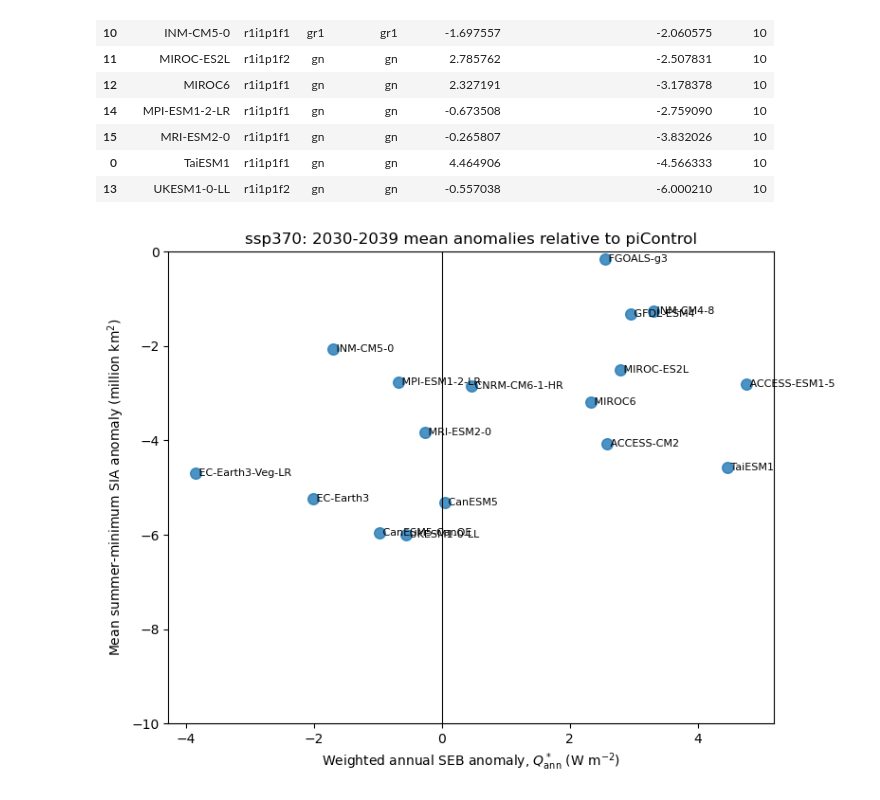
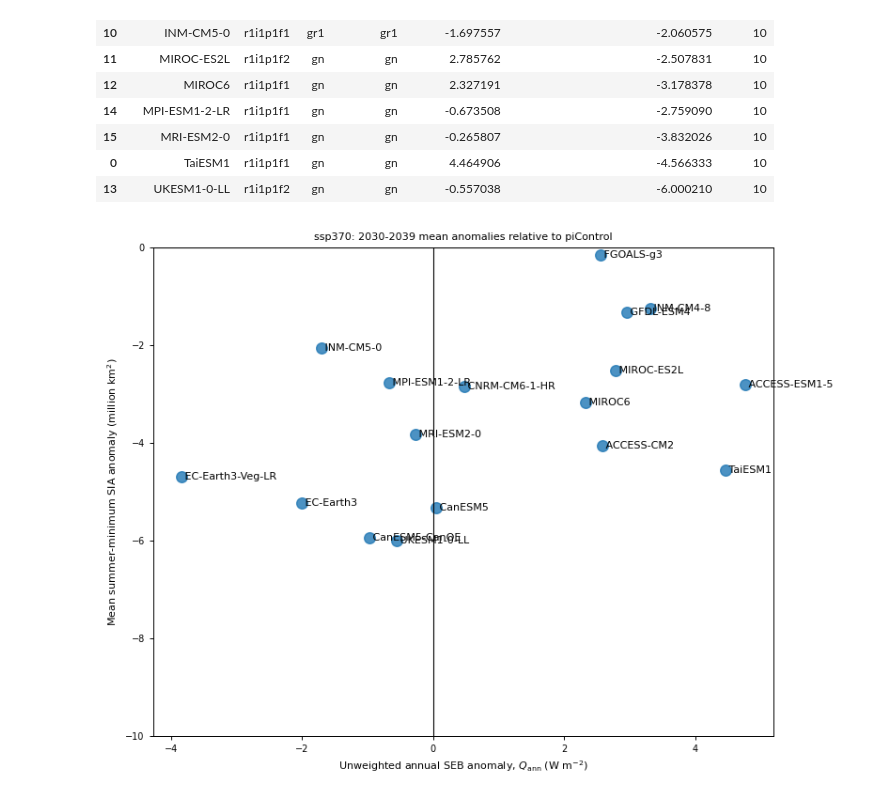
Before and after one commit to mattpollock100/FutureComparisons, a Jupyter notebook: use_weights_on_ssp.ipynb, the cells around one changed output. Saved outputs shown, nothing was run; the diff lists cells and outputs as text; code cells hidden in the pictures.

```diff
--- a/use_weights_on_ssp.ipynb
+++ b/use_weights_on_ssp.ipynb
@@ -2365,32 +2480,37 @@ Models in scatter: 17
 # Scatter plot
 # ------------------------------------------------------------
 
 plt.figure(figsize=(8, 6))
 
 plt.scatter(
     scatter_df["Qstar_ann_Wm2"],
     scatter_df["mean_summer_min_sia_anom_Mkm2"],
     s=70,
     alpha=0.8,
 )
 
 for _, row in scatter_df.iterrows():
     plt.text(
         row["Qstar_ann_Wm2"],
         row["mean_summer_min_sia_anom_Mkm2"],
         " " + row["source"],
         fontsize=8,
         va="center",
     )
 
 plt.axhline(0, color="black", linewidth=0.8)
 plt.axvline(0, color="black", linewidth=0.8)
 
-plt.xlabel(r"Weighted annual SEB anomaly, $Q^*_{\mathrm{ann}}$ (W m$^{-2}$)")
+if np.allclose(month_weights, 1/12):
+    plt.xlabel(r"Unweighted annual SEB anomaly, $Q_{\mathrm{ann}}$ (W m$^{-2}$)")
+else:
+    plt.xlabel(r"Weighted annual SEB anomaly, $Q^*_{\mathrm{ann}}$ (W m$^{-2}$)")
+
+
 plt.ylabel("Mean summer-minimum SIA anomaly (million km$^2$)")
 plt.title(f"{PROJ_EXPERIMENT}: {START_YEAR}-{END_YEAR} mean anomalies relative to piControl")
 plt.ylim(-10,0)
 plt.tight_layout()
 plt.show()
 # %% [output]
-[figure, old version]
+[figure, new version]
```
Also changed, not shown: parts of 2 cells of this notebook, 1 other file.
